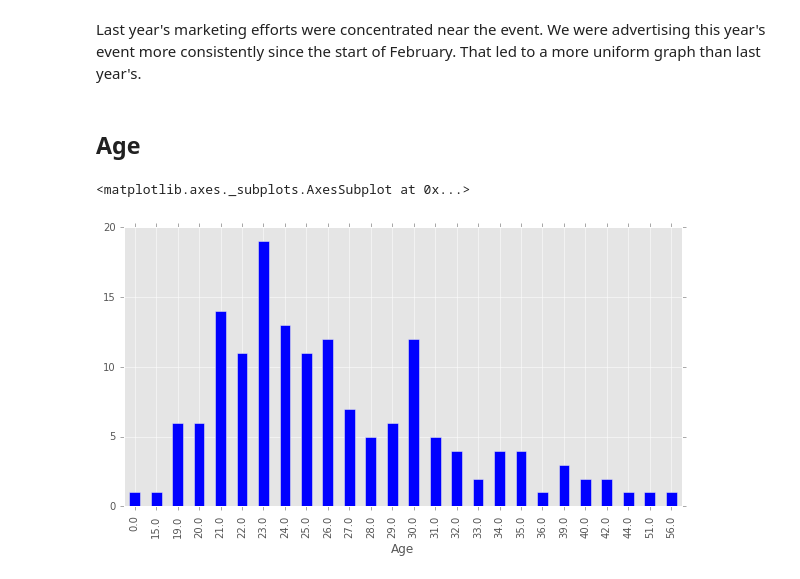
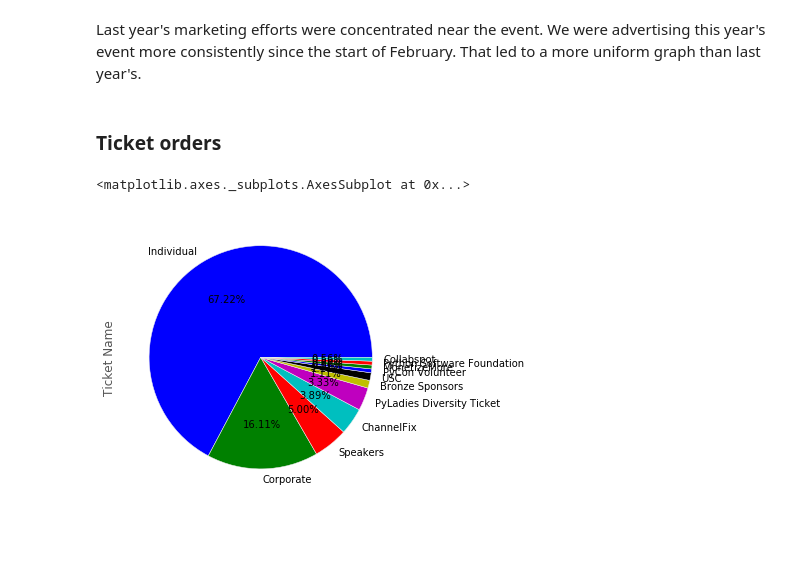
Before and after one commit to pythonph/notebooks, a Jupyter notebook: pycon-stats.ipynb, the cells around one changed output. Cells and saved outputs as stored; diff of their text form; code cells hidden in the pictures; blank space fills up the shorter version.

```diff
--- a/pycon-stats.ipynb
+++ b/pycon-stats.ipynb
@@ -50,10 +65,10 @@ fig.show()
 [figure]
 # %% [markdown]
 Last year's marketing efforts were concentrated near the event. We were advertising this year's event more consistently since the start of February. That led to a more uniform graph than last year's.
-# %% [markdown]
-## Age
+# %% [markdown]
+### Ticket orders
 # %%
-csv_2016.groupby('Age')['Ticket ID'].count().plot(kind='bar', figsize=(10, 5))
+csv_2016['Ticket Name'].value_counts().plot(figsize=(5, 5), **pie_kwargs)
 # %% [output]
 <matplotlib.axes._subplots.AxesSubplot at 0x...>
-[figure, old version]
+[figure, new version]
```
Also changed, not shown: parts of 11 cells of this notebook.
